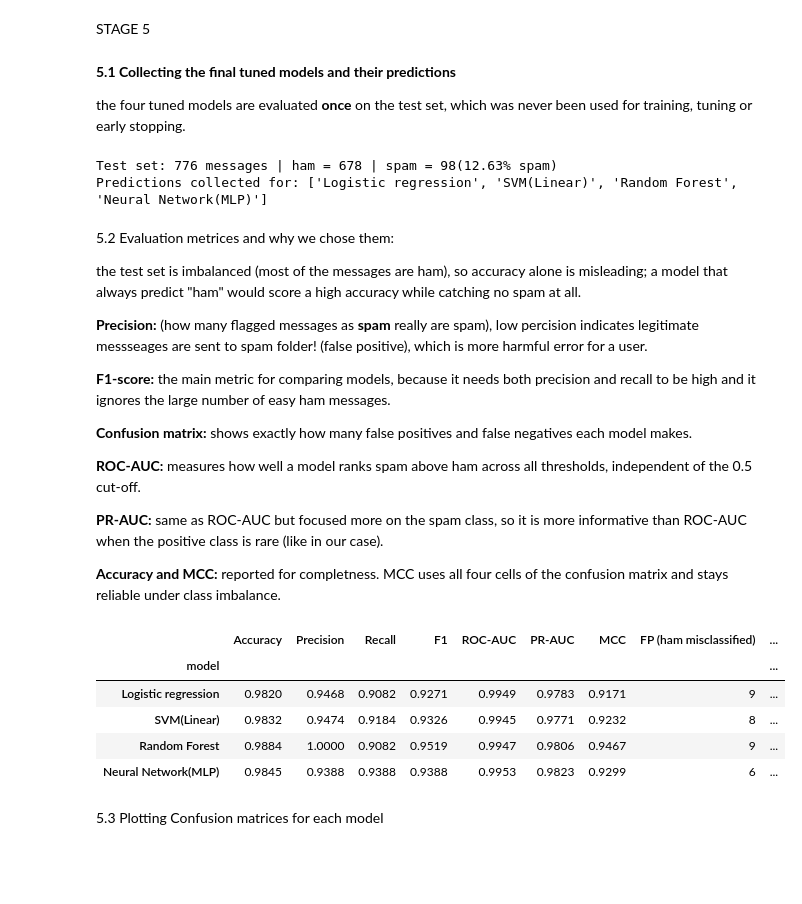
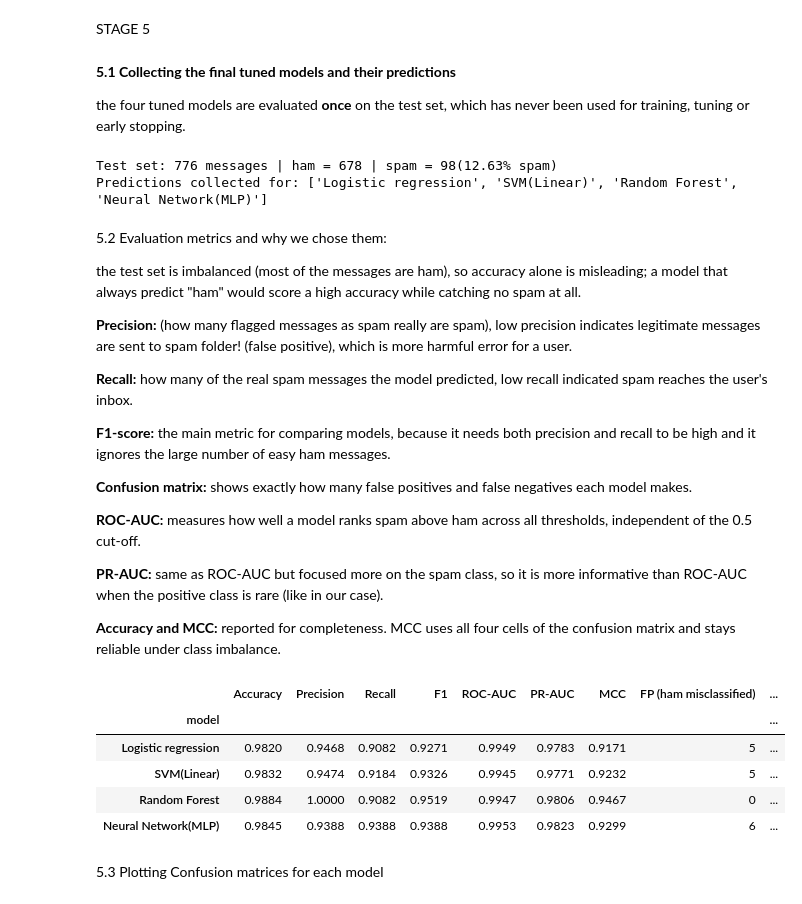
Before and after one commit to ghadahbamuniif-pixel/DS471-SMS-Spam-Detection, a Jupyter notebook: stage1,2.ipynb, the cells around one changed output. Cells and saved outputs as stored; diff of their text form; code cells hidden in the pictures; blank space fills up the shorter version.

```diff
--- a/stage1,2.ipynb
+++ b/stage1,2.ipynb
@@ -914,7 +914,7 @@ STAGE 5
 # %% [markdown]
 **5.1 Collecting the final tuned models and their predictions**
 
-the four tuned models are evaluated **once** on the test set, which was never been used for training, tuning or early stopping.
+the four tuned models are evaluated **once** on the test set, which has never been used for training, tuning or early stopping.
 # %%
 import numpy as np
 import pandas as pd
@@ -960,11 +960,13 @@ print("Predictions collected for:", list(final_models))
 Test set: 776 messages | ham = 678 | spam = 98(12.63% spam)
 Predictions collected for: ['Logistic regression', 'SVM(Linear)', 'Random Forest', 'Neural Network(MLP)']
 # %% [markdown]
-5.2 Evaluation metrices and why we chose them:
+5.2 Evaluation metrics and why we chose them:
 
 the test set is imbalanced (most of the messages are ham), so accuracy alone is misleading; a model that always predict "ham" would score a high accuracy while catching no spam at all.
 
-**Precision:** (how many flagged messages as **spam** really are spam), low percision indicates legitimate messseages are sent to spam folder! (false positive), which is more harmful error for a user.
+**Precision:** (how many flagged messages as spam really are spam), low precision indicates legitimate messages are sent to spam folder! (false positive), which is more harmful error for a user.
+
+**Recall:** how many of the real spam messages the model predicted, low recall indicated spam reaches the user's inbox.
 
 **F1-score:** the main metric for comparing models, because it needs both precision and recall to be high and it ignores the large number of easy ham messages.
 
@@ -974,37 +976,37 @@ the test set is imbalanced (most of the messages are ham), so accuracy alone is
 
 **PR-AUC:** same as ROC-AUC but focused more on the spam class, so it is more informative than ROC-AUC when the positive class is rare (like in our case).
 
-**Accuracy and MCC:** reported for completness. MCC uses all four cells of the confusion matrix and stays reliable under class imbalance.
+**Accuracy and MCC:** reported for completeness. MCC uses all four cells of the confusion matrix and stays reliable under class imbalance.
 # %%
 rows = []
 for name in final_models:
   prediction, score = test_out[name]
-  tn, fp, fp, fn = confusion_matrix(y_test_arr, prediction).ravel()
+  tn, fp, fn, tp = confusion_matrix(y_test_arr, prediction).ravel()
   rows.append({
       'model':name,
       'Accuracy': accuracy_score(y_test_arr, prediction),
       'Precision': precision_score(y_test_arr, prediction, zero_division=0),
       'Recall': recall_score(y_test_arr, prediction),
       'F1': f1_score(y_test_arr, prediction),
       'ROC-AUC': roc_auc_score(y_test_arr, score),
       'PR-AUC': average_precision_score(y_test_arr, score),
       'MCC': matthews_corrcoef(y_test_arr, prediction),
       'FP (ham misclassified)': fp,
       'FN (Spam missed)': fn
   })
 test_df = pd.DataFrame(rows).set_index('model')
 
 #Comparing to validation F1 to check if the models generalise to unseen data
 test_df['Val F1']  = [f1_score(y_val_array, val_out[m][0]) for m in test_df.index]
 test_df['F1 Gap (Val - Test)'] = test_df['Val F1'] - test_df['F1']
 
 test_df.round(4)
 # %% [output]
 |  | Accuracy | Precision | Recall | F1 | ROC-AUC | PR-AUC | MCC | FP (ham misclassified) | ... |
 | model |  |  |  |  |  |  |  |  | ... |
-| Logistic regression | 0.9820 | 0.9468 | 0.9082 | 0.9271 | 0.9949 | 0.9783 | 0.9171 | 9 | ... |
-| SVM(Linear) | 0.9832 | 0.9474 | 0.9184 | 0.9326 | 0.9945 | 0.9771 | 0.9232 | 8 | ... |
-| Random Forest | 0.9884 | 1.0000 | 0.9082 | 0.9519 | 0.9947 | 0.9806 | 0.9467 | 9 | ... |
+| Logistic regression | 0.9820 | 0.9468 | 0.9082 | 0.9271 | 0.9949 | 0.9783 | 0.9171 | 5 | ... |
+| SVM(Linear) | 0.9832 | 0.9474 | 0.9184 | 0.9326 | 0.9945 | 0.9771 | 0.9232 | 5 | ... |
+| Random Forest | 0.9884 | 1.0000 | 0.9082 | 0.9519 | 0.9947 | 0.9806 | 0.9467 | 0 | ... |
 | Neural Network(MLP) | 0.9845 | 0.9388 | 0.9388 | 0.9388 | 0.9953 | 0.9823 | 0.9299 | 6 | ... |
 # %% [markdown]
 5.3 Plotting Confusion matrices for each model
```
Also changed, not shown: parts of 10 cells of this notebook.
